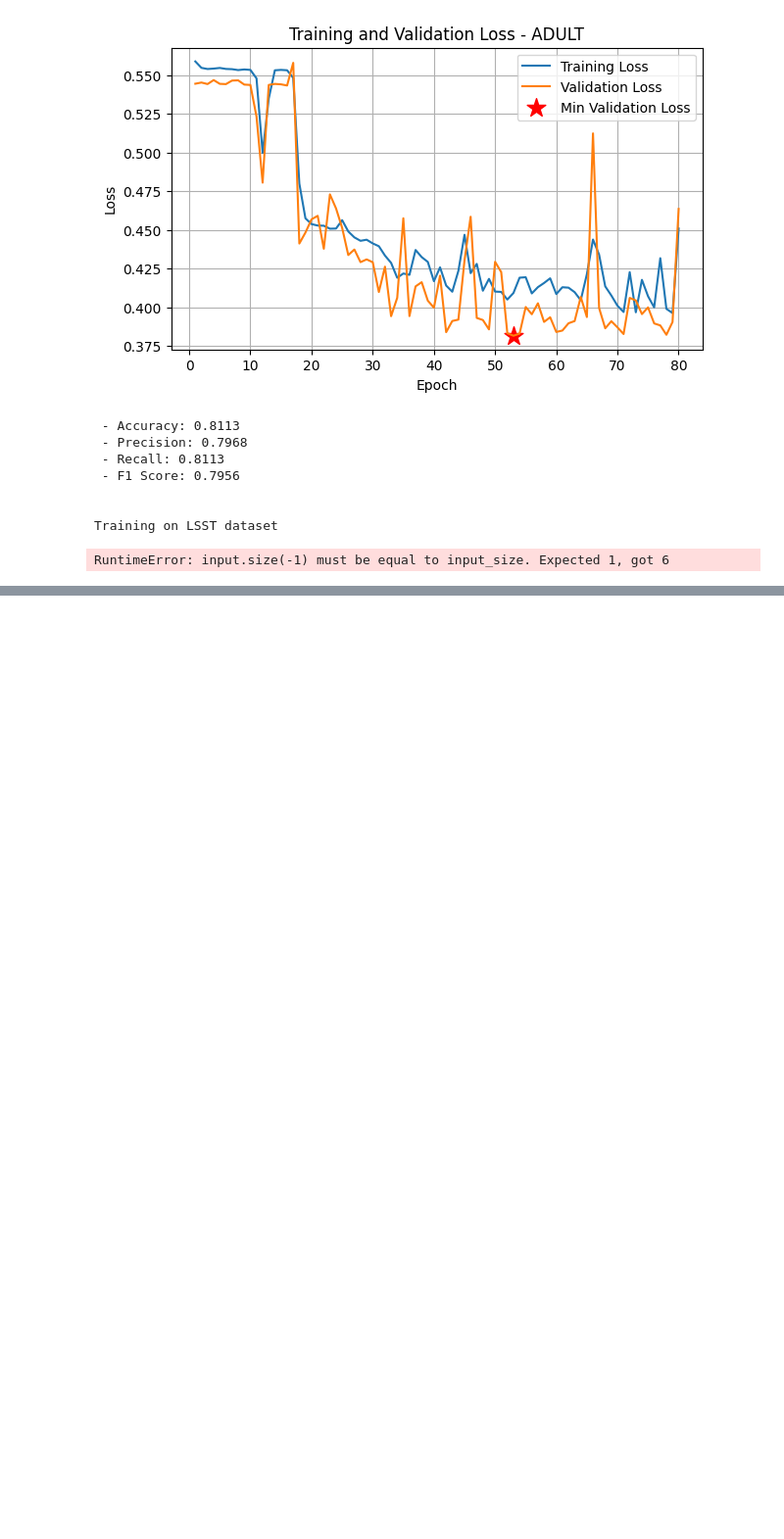
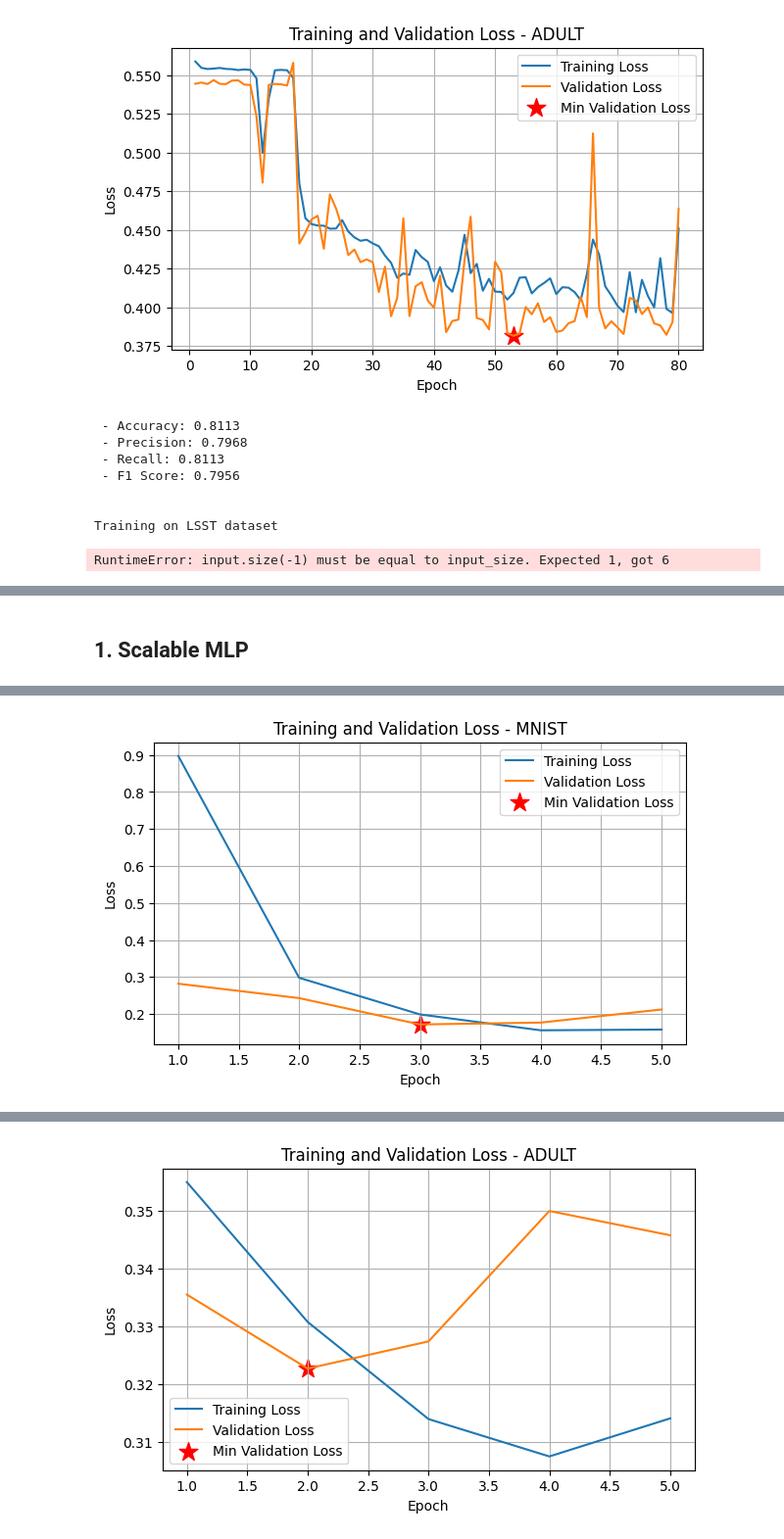
Before and after one commit to pako-23/eris, a Jupyter notebook: experiments/test_models_training.ipynb, the cells around one changed output, grey strips where cells are left out. Shown at 98% size. Cells and saved outputs as stored; diff of their text form; code cells hidden in the pictures; blank space fills up the shorter version.

Commit message:
scalable models

```diff
--- a/experiments/test_models_training.ipynb
+++ b/experiments/test_models_training.ipynb
@@ -32,7 +32,7 @@ def preprocessing_input(x, labels, device='cpu', model='MLP'):
     model_name = model.__class__.__name__
 
     # Preprocess input data based on the model type
-    if model_name in ['CNN', 'ResNet9', 'LeNet5Flexible']:
+    if model_name in ['CNN', 'ResNet9', 'LeNet5Flexible', 'ScalableCNN']:
         # CNNs and similar models expect 4D input tensors with shape (batch_size, channels, height, width)
         if x.dim() == 4:
             return x.to(device), labels.to(device)
@@ -43,7 +43,7 @@ def preprocessing_input(x, labels, device='cpu', model='MLP'):
         else:
             raise ValueError("For CNN-based models, expected a 4D tensor with shape (batch_size, channels, height, width).")
 
-    elif model_name in ['MLP', 'LinearModel']:
+    elif model_name in ['MLP', 'LinearModel', 'ScalableMLP']:
         # MLPs and linear models expect 2D input tensors
         if x.dim() == 4:  # Flatten image data
             return x.view(x.size(0), -1).to(device), labels.to(device)
@@ -1202,0 +1211,8 @@ RuntimeError: input.size(-1) must be equal to input_size. Expected 1, got 6
+# %%
+# MLP
+hidden_dims = [64, 128, 256, 512, 1024, 2048]
+n_layers = [1, 6, 9, 10, 10, 10]
+for h, n in zip(hidden_dims, n_layers):
+    model = ScalableMLP(dataset_name='mnist', hidden_dim=h, num_layers=n).to(DEVICE)
+    num_params = sum(p.numel() for p in model.parameters())
+    print(f'Hidden dimension: {h}, Number of layers: {n}, Number of parameters: {num_params}')
@@ -1202,0 +1226,8 @@ RuntimeError: input.size(-1) must be equal to input_size. Expected 1, got 6
+# %%
+# CNN
+num_conv_layers=[2, 2, 2, 3, 4, 4]
+base_filters=[52, 102, 198, 172, 163, 316]
+for b, n in zip(base_filters, num_conv_layers):
+    model = ScalableCNN(dataset_name='mnist', base_filters=b, num_conv_layers=n).to(DEVICE)
+    num_params = sum(p.numel() for p in model.parameters())
+    print(f'Base filter: {b}, Number of conv layers: {n}, Number of parameters: {num_params}')
@@ -1202,0 +1241,57 @@ RuntimeError: input.size(-1) must be equal to input_size. Expected 1, got 6
+# %% [markdown]
+## 1. Scalable MLP
+# %%
+# Training loop
+DATASETS = ['mnist','adult']
+EPOCHS = [5,5]
+NUM_LAYERS = [2,4,6,8,10]
+BATCH_SIZE = 64
+LEARNING_RATE = 0.001 #higher performance on lsst with lr=0.0005
+DEVICE = check_gpu()
+
+performance = {}
+for n, dataset in enumerate(DATASETS):
+    print(f'\n\nTraining on {dataset.upper()} dataset')
+
+    # Load dataset
+    train_dataset = torch.load(f'datasets/{dataset}_train.pt', weights_only=False)
+    test_dataset = torch.load(f'datasets/{dataset}_test.pt', weights_only=False)
+
+    # Split train dataset into train and validation sets
+    train_size = int(0.8 * len(train_dataset))
+    val_size = len(train_dataset) - train_size
+    train_dataset, val_dataset = random_split(train_dataset, [train_size, val_size])
+
+    # Create DataLoader
+    train_loader = DataLoader(train_dataset, batch_size=BATCH_SIZE, shuffle=True)
+    val_loader = DataLoader(val_dataset, batch_size=BATCH_SIZE, shuffle=False)
+    test_loader = DataLoader(test_dataset, batch_size=BATCH_SIZE, shuffle=False)
+
+    # Model, criterion, and optimizer
+    model = ScalableMLP(dataset_name=dataset, hidden_dim=1024, num_layers=10).to(DEVICE)
+    criterion = model.criterion
+
+    optimizer = optim.Adam(model.parameters(), lr=LEARNING_RATE)
+    # optimizer = optim.SGD(model.parameters(), lr=LEARNING_RATE)
+
+    # Train the model
+    best_model, metrics = train_model(model, train_loader, val_loader, criterion, optimizer, num_epochs=EPOCHS[n], device=DEVICE)
+    plot_training_metrics(metrics, dataset)
+
+    # Evaluate the model on the test set
+    if model.task_type == 'regression':
+        mse, r2 = evaluate_test(best_model, test_loader, device=DEVICE)
+        performance[dataset] = {'mse': mse, 'r2': r2}
+    elif model.task_type == 'classification':
+        accuracy, precision, recall, f1 = evaluate_test(best_model, test_loader, device=DEVICE)
+        performance[dataset] = {'accuracy': accuracy, 'precision': precision, 'recall': recall, 'f1': f1}
+
+# Save the performance metrics
+if not os.path.exists('metrics'):
+    os.makedirs('metrics')
+if not os.path.exists('checkpoints'):
+    os.makedirs('checkpoints')
+torch.save(performance, f"metrics/performance_{model.__class__.__name__}.pt")
+torch.save(metrics, f"metrics/training_metrics_{model.__class__.__name__}.pt")
+torch.save(best_model, f"checkpoints/CL_model_{model.__class__.__name__}.pt")
+# %% [output]
@@ -1202,0 +1307 @@ RuntimeError: input.size(-1) must be equal to input_size. Expected 1, got 6
+[figure, added]
@@ -1202,0 +1320 @@ RuntimeError: input.size(-1) must be equal to input_size. Expected 1, got 6
+[figure, added]
```
Also changed, not shown: parts of 6 cells of this notebook, 1 other file.
